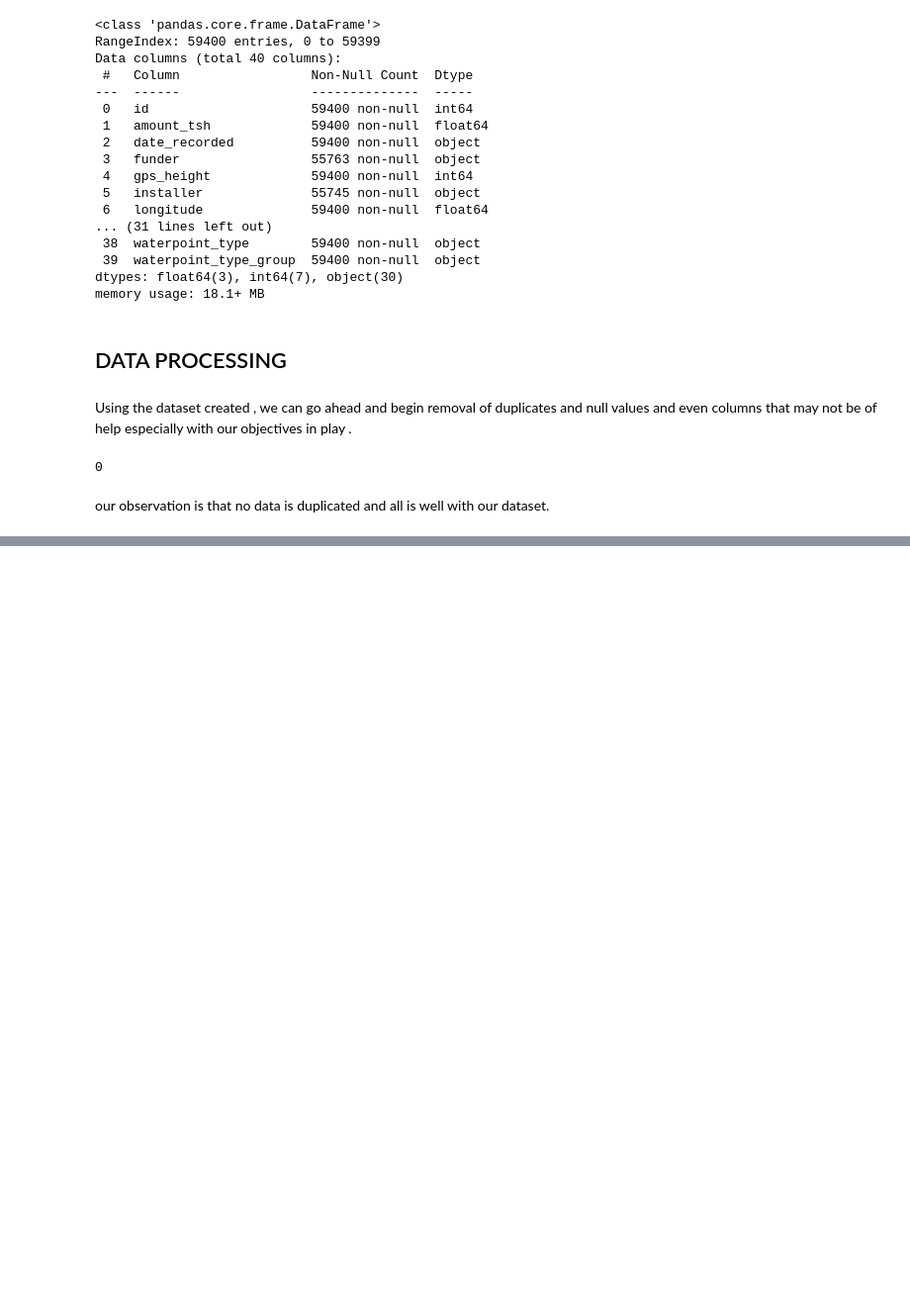
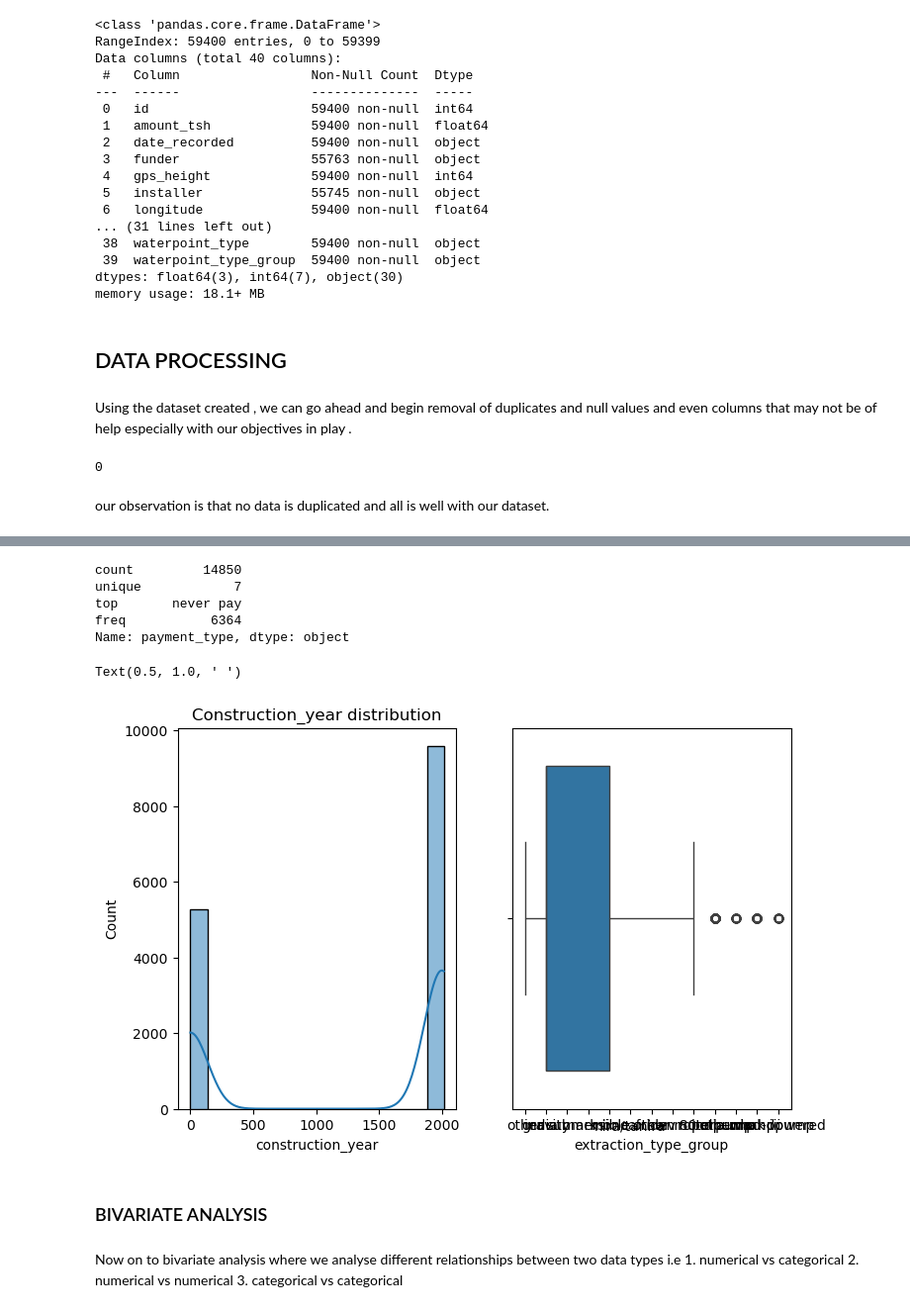
Before and after one commit to Rayez634/Project3, a Jupyter notebook: Water_supply.ipynb, the cells around one changed output, grey strips where cells are left out. Shown at 99% size. Drawn from its saved outputs; the diff is of its cells as text; code cells hidden in the pictures; blank space fills up the shorter version.

Commit message:
Second update with eda analysis

```diff
--- a/Water_supply.ipynb
+++ b/Water_supply.ipynb
@@ -111,0 +158,4 @@ our observation is that no data is duplicated and all is well with our dataset.
+# %%
+#drop unwanted columns
+df1.drop(columns=['longitude','latitude','num_private', 'subvillage','public_meeting', 'extraction_type_class','management','payment','quantity','source','waterpoint_type','gps_height','extraction_type','water_quality','source_type','region_code','scheme_name',], inplace=True)
+df1
@@ -111,0 +218,3 @@ our observation is that no data is duplicated and all is well with our dataset.
+# %%
+df1.fillna({'permit': 0,'funder' : 'unknown','installer':'unkown','scheme_management':'UKW'},inplace=True)
+df1.isna().sum()
@@ -111,0 +239,3 @@ our observation is that no data is duplicated and all is well with our dataset.
+# %%
+df2 = df1.copy()
+df2.head()
@@ -111,0 +279,31 @@ our observation is that no data is duplicated and all is well with our dataset.
+# %%
+#categorical data ('payment_type')
+print(df2['payment_type'].describe())
+# %% [output]
+count         14850
+unique            7
+top       never pay
+freq           6364
+Name: payment_type, dtype: object
+# %%
+ #histogram for ('construction_year')
+plt.figure(figsize=(8,5))
+
+plt.subplot(1, 2, 1)
+sns.histplot(df2['construction_year'], kde=True)
+plt.title('Construction_year distribution')
+
+#Boxplot for 'population'
+plt.subplot(1, 2, 2)
+sns.boxplot(x=df['extraction_type_group'])
+plt.title(' ')
+# %% [output]
+Text(0.5, 1.0, ' ')
+[figure, added]
+# %% [markdown]
+### BIVARIATE ANALYSIS
+# %% [markdown]
+Now on to bivariate analysis where we analyse different relationships between two data types
+i.e 1. numerical vs categorical
+    2. numerical vs numerical
+    3. categorical vs categorical
```
Also changed, not shown: parts of 29 cells of this notebook, 1 other file.
